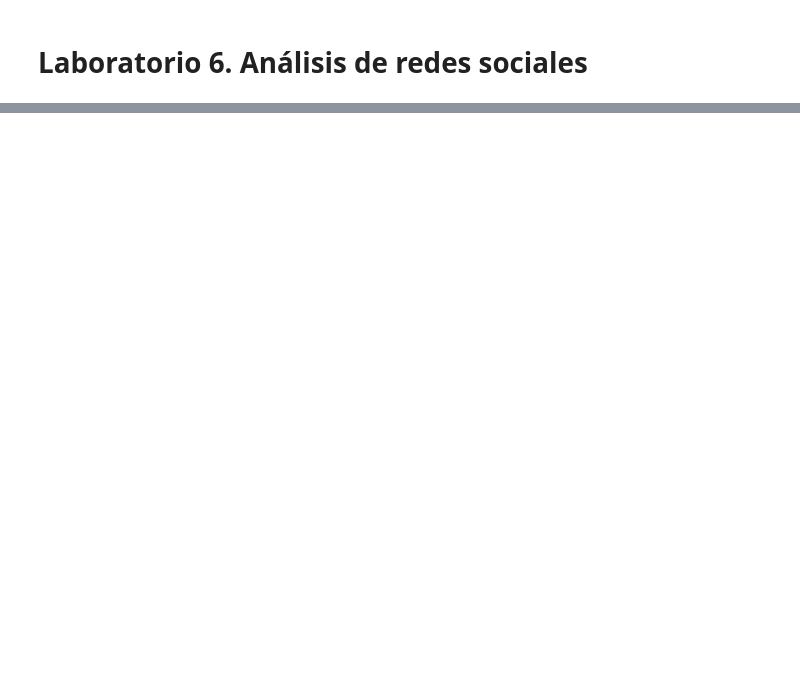
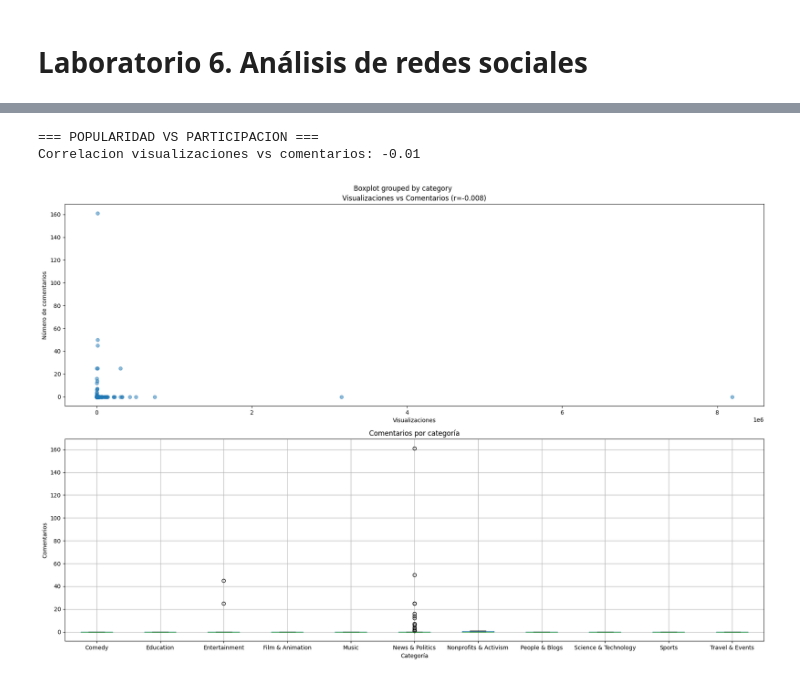
Before and after one commit to abbydoag/Labs_DataSci, a Jupyter notebook: Lab6/Lab6.ipynb, the cells around one changed output, grey strips where cells are left out. Cells and saved outputs as stored; diff of their text form; code cells hidden in the pictures; blank space fills up the shorter version.

```diff
--- a/Lab6/Lab6.ipynb
+++ b/Lab6/Lab6.ipynb
@@ -39,0 +513,30 @@ Data columns (total 20 columns):
+# %%
+print("=== POPULARIDAD VS PARTICIPACION ===")
+
+video_metrics = videos_clean[['video_id', 'title', 'view_count', 'category']].copy()
+video_metrics['num_comentarios'] = video_metrics['video_id'].map(comms_vid).fillna(0)
+video_metrics['num_autores'] = video_metrics['video_id'].map(auths_vid).fillna(0)
+
+correlacion = video_metrics['view_count'].corr(video_metrics['num_comentarios'])
+print(f"Correlacion visualizaciones vs comentarios: {correlacion:.2f}")
+
+#graficas
+fig, axes = plt.subplots(2, 1, figsize=(18, 12))
+#scatter
+axes[0].scatter(video_metrics['view_count'], video_metrics['num_comentarios'], alpha=0.5)
+axes[0].set_xlabel('Visualizaciones')
+axes[0].set_ylabel('Número de comentarios')
+axes[0].set_title(f'Visualizaciones vs Comentarios (r={correlacion:.3f})')
+
+#boxplot cat.
+video_metrics.boxplot(column='num_comentarios', by='category', ax=axes[1])
+axes[1].set_title('Comentarios por categoría')
+axes[1].set_xlabel('Categoría')
+axes[1].set_ylabel('Comentarios')
+
+plt.tight_layout()
+plt.show()
+# %% [output]
+=== POPULARIDAD VS PARTICIPACION ===
+Correlacion visualizaciones vs comentarios: -0.01
+[figure, added]
```
Also changed, not shown: parts of 15 cells of this notebook.
